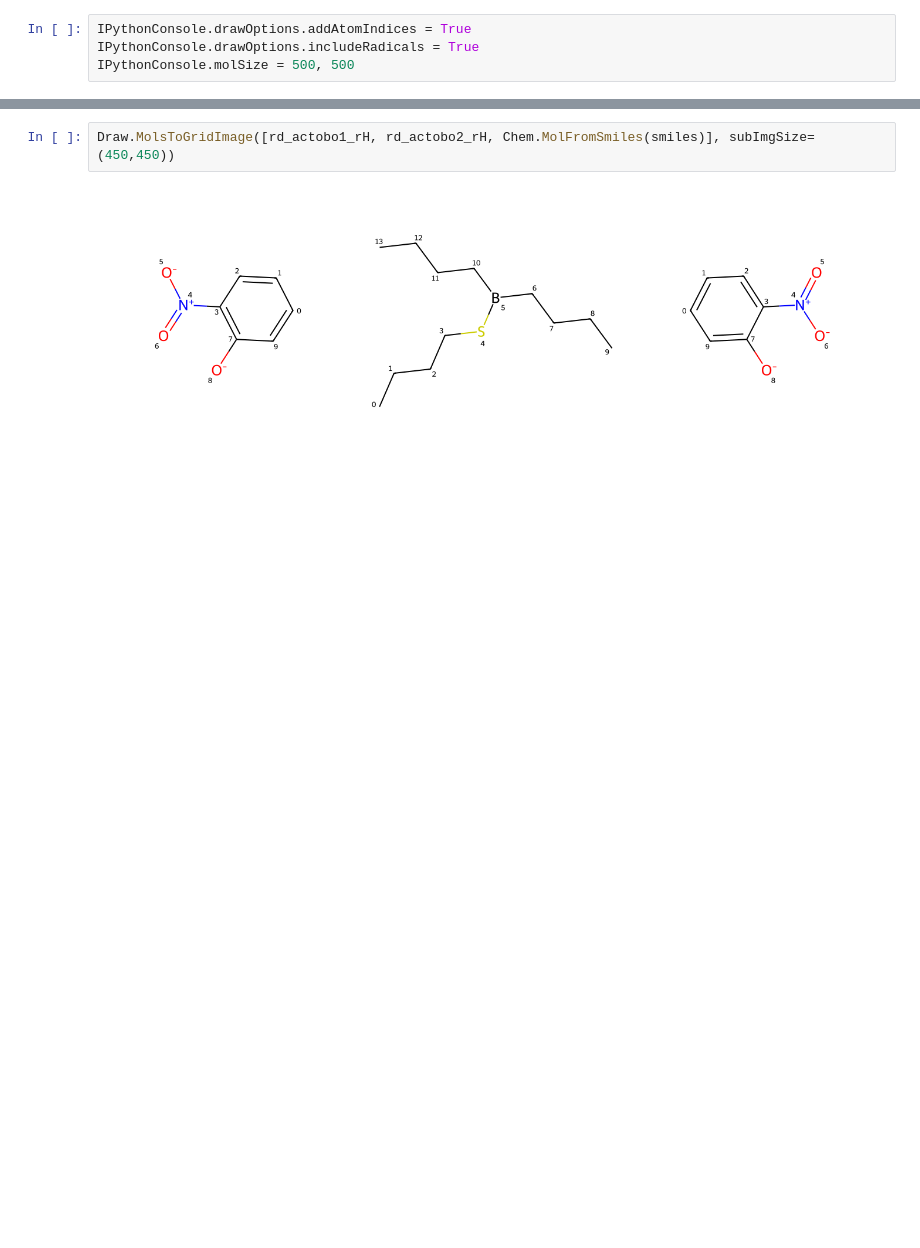
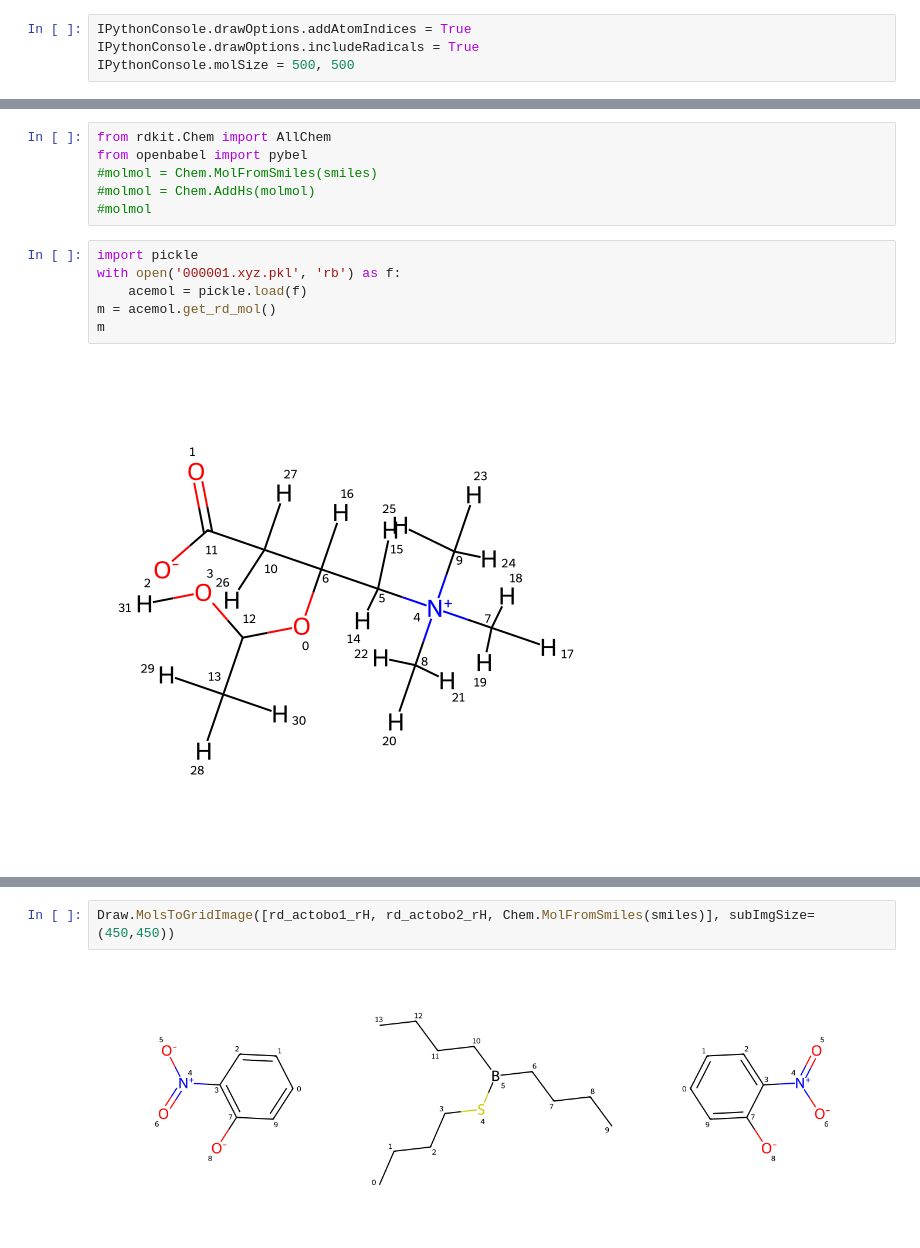
Before and after one commit to DOCH-2/BOSolver, a Jupyter notebook: compare.ipynb, the cells around one changed output, grey strips where cells are left out. Drawn from its saved outputs; the diff is of its cells as text; blank space fills up the shorter version.

```diff
--- a/compare.ipynb
+++ b/compare.ipynb
@@ -204,0 +40,14 @@ IPythonConsole.molSize = 500, 500
+# %%
+from rdkit.Chem import AllChem
+from openbabel import pybel
+#molmol = Chem.MolFromSmiles(smiles)
+#molmol = Chem.AddHs(molmol)
+#molmol
+# %%
+import pickle
+with open('000001.xyz.pkl', 'rb') as f:
+    acemol = pickle.load(f)
+m = acemol.get_rd_mol()
+m
+# %% [output]
+[figure, added]
```
Also changed, not shown: parts of 18 cells of this notebook, 2 other files.
